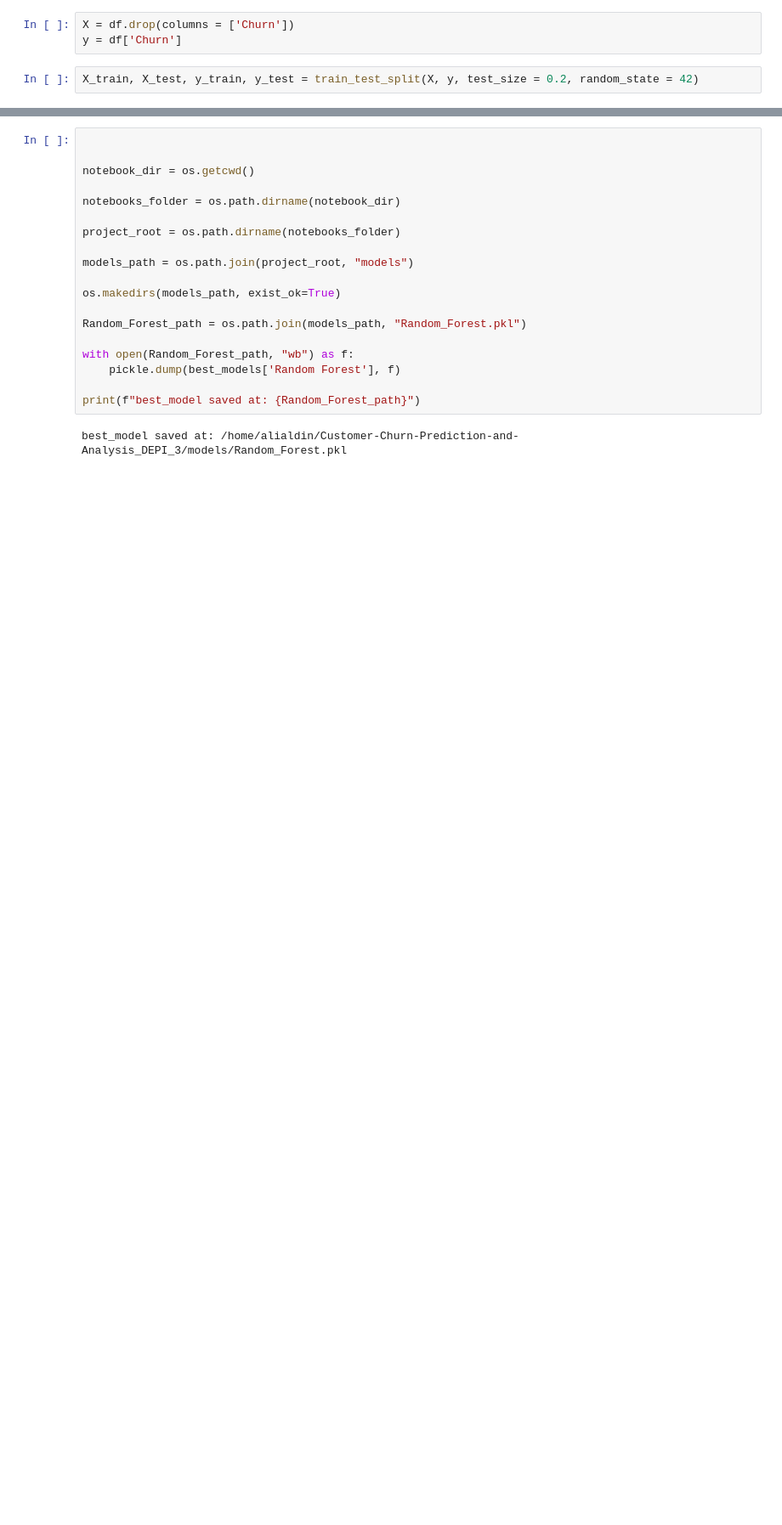
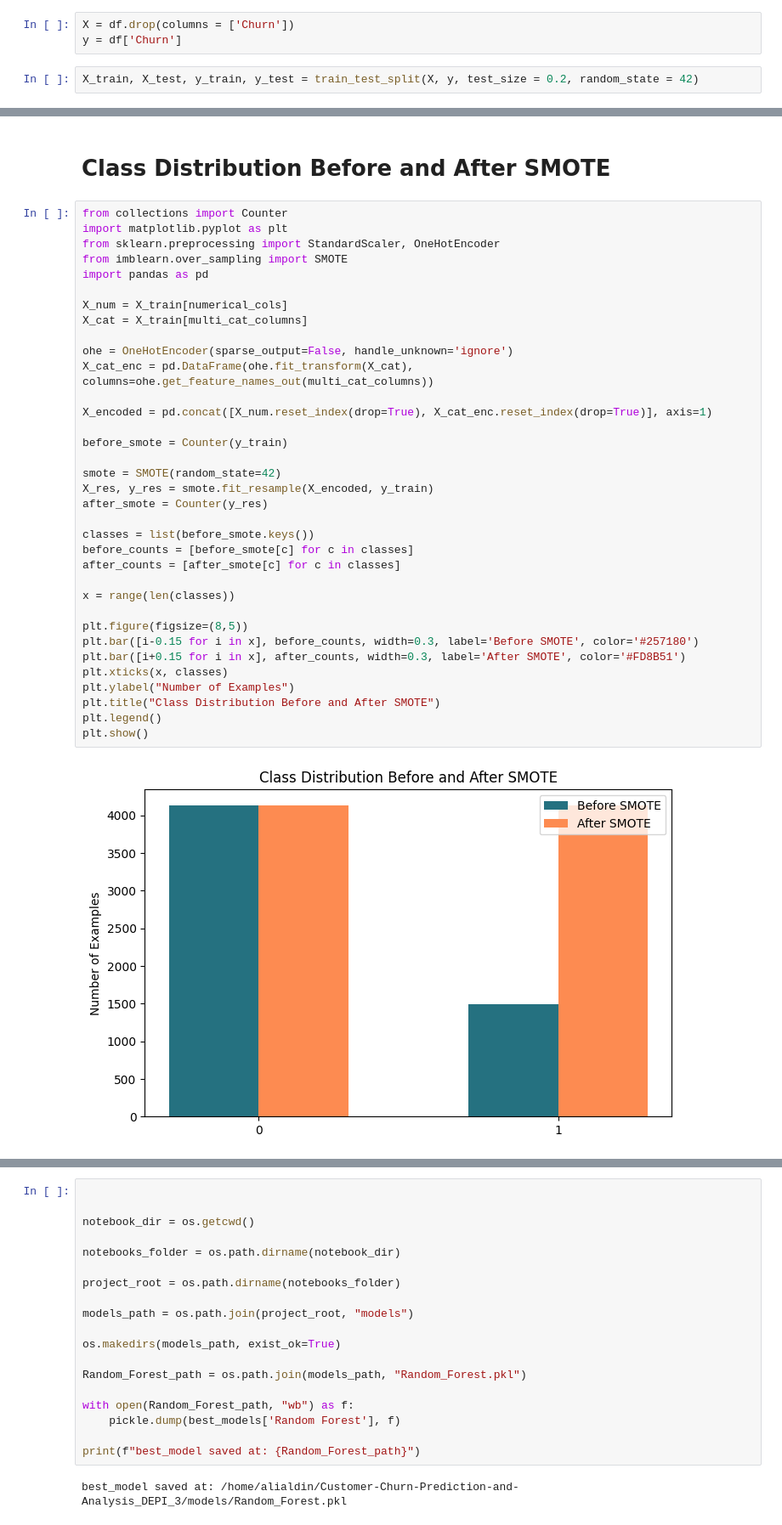
Before and after one commit to Alialdin66/Customer-Churn-Prediction-and-Analysis_DEPI_3, a Jupyter notebook: Notebooks/milestone3/MileStone3.ipynb, the cells around one changed output, grey strips where cells are left out. Shown at 85% size. Cells and saved outputs as stored; diff of their text form; blank space fills up the shorter version.

```diff
--- a/Notebooks/milestone3/MileStone3.ipynb
+++ b/Notebooks/milestone3/MileStone3.ipynb
@@ -267,3 +202,42 @@ Tuning Random Forest...
+# %% [markdown]
+# Class Distribution Before and After SMOTE
+# %%
+from collections import Counter
+import matplotlib.pyplot as plt
+from sklearn.preprocessing import StandardScaler, OneHotEncoder
+from imblearn.over_sampling import SMOTE
+import pandas as pd
+
+X_num = X_train[numerical_cols]
+X_cat = X_train[multi_cat_columns]
+
+ohe = OneHotEncoder(sparse_output=False, handle_unknown='ignore')
+X_cat_enc = pd.DataFrame(ohe.fit_transform(X_cat), columns=ohe.get_feature_names_out(multi_cat_columns))
+
+X_encoded = pd.concat([X_num.reset_index(drop=True), X_cat_enc.reset_index(drop=True)], axis=1)
+
+before_smote = Counter(y_train)
+
+smote = SMOTE(random_state=42)
+X_res, y_res = smote.fit_resample(X_encoded, y_train)
+after_smote = Counter(y_res)
+
+classes = list(before_smote.keys())
+before_counts = [before_smote[c] for c in classes]
+after_counts = [after_smote[c] for c in classes]
+
+x = range(len(classes))
+
+plt.figure(figsize=(8,5))
+plt.bar([i-0.15 for i in x], before_counts, width=0.3, label='Before SMOTE', color='#257180')
+plt.bar([i+0.15 for i in x], after_counts, width=0.3, label='After SMOTE', color='#FD8B51')
+plt.xticks(x, classes)
+plt.ylabel("Number of Examples")
+plt.title("Class Distribution Before and After SMOTE")
+plt.legend()
+plt.show()
+# %% [output]
+[figure, added]
 # %%
 best_models
 # %% [output]
```
Also changed, not shown: parts of 51 cells of this notebook, 14 other files.
